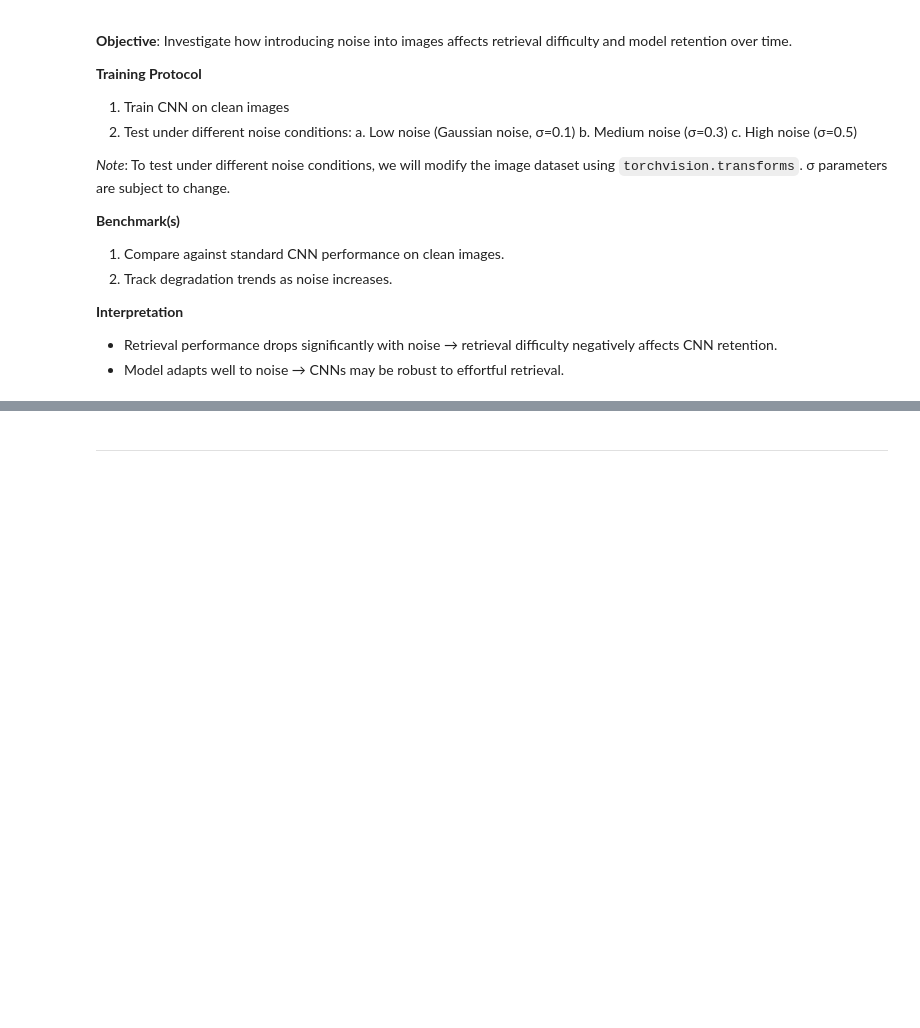
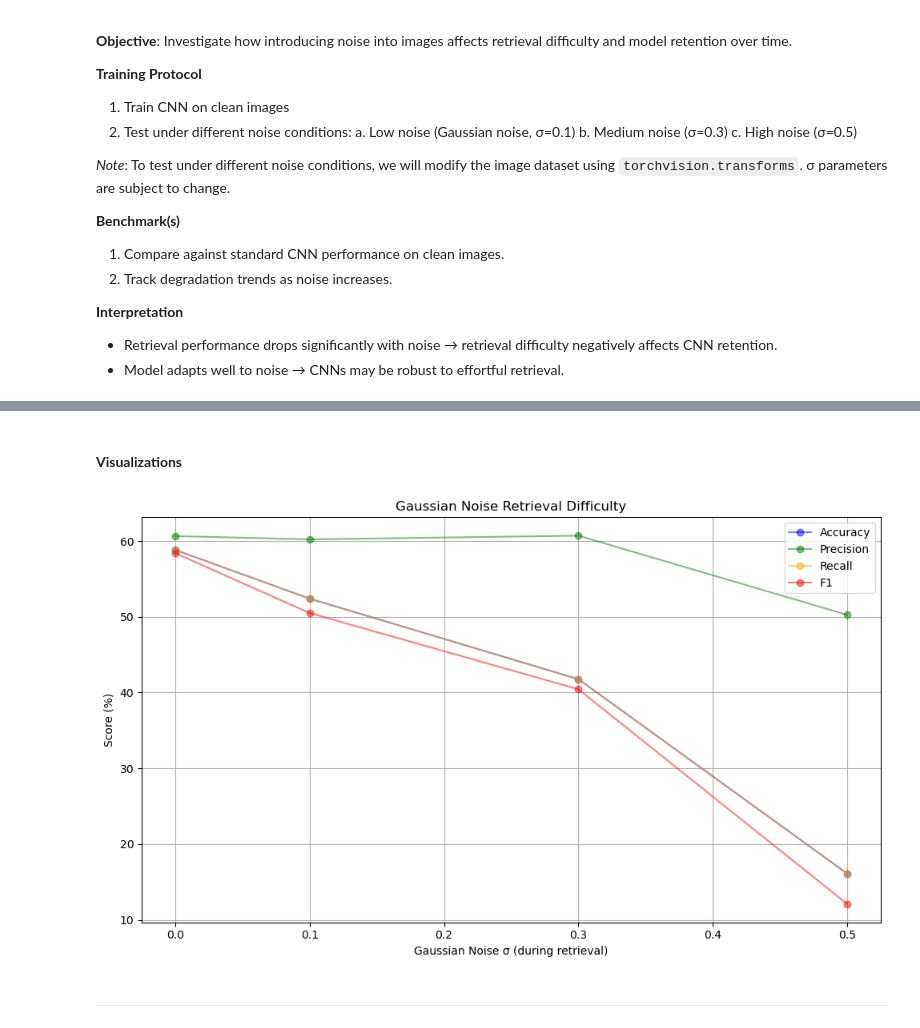
Before and after one commit to ElizabethHZhong/effortful-retrieval, a Jupyter notebook: experiments.ipynb, the cells around one changed output, grey strips where cells are left out. Drawn from its saved outputs; the diff is of its cells as text; code cells hidden in the pictures; blank space fills up the shorter version.

Commit message:
Deliverable 4 results

```diff
--- a/experiments.ipynb
+++ b/experiments.ipynb
@@ -747,0 +1010,5 @@ _______
+# %%
+BATCH_SIZE = 64
+NUM_EPOCHS_PHASE1 = 5
+NUM_EPOCHS_PHASE2 = 2
+RETRIEVAL_NOISE_LEVELS = [0.0, 0.1, 0.3, 0.5]
@@ -747,0 +1034,17 @@ _______
+# %%
+def evaluate_model(model, loader):
+    model.eval()
+    preds, labels = [], []
+    with torch.no_grad():
+        for images, targets in loader:
+            images, targets = images.to(device), targets.to(device)
+            outputs = model(images)
+            predictions = outputs.argmax(dim=1)
+            preds.extend(predictions.cpu().numpy())
+            labels.extend(targets.cpu().numpy())
+    return {
+        "accuracy": accuracy_score(labels, preds) * 100,
+        "precision": precision_score(labels, preds, average='macro', zero_division=0) * 100,
+        "recall": recall_score(labels, preds, average='macro', zero_division=0) * 100,
+        "f1": f1_score(labels, preds, average='macro', zero_division=0) * 100
+    }
@@ -747,0 +1106,2 @@ _______
+# %%
+results_3_5_cleaned = run_experiment_3_5(subset_fraction=0.1)
@@ -748,3 +1132,28 @@ _______
+# %% [markdown]
+#### **Visualizations**
+# %%
+def plot_retrieval_metrics(results, title="Gaussian Noise Retrieval Difficulty"):
+    sigmas = sorted(results.keys())
+    metrics = ["accuracy", "precision", "recall", "f1"]
+    colors = ["blue", "green", "orange", "red"]
+
+    plt.figure(figsize=(10, 6))
+
+    for metric, color in zip(metrics, colors):
+        values = [results[sigma][metric] for sigma in sigmas]
+        plt.plot(sigmas, values, marker='o', label=metric.capitalize(), color=color, alpha=0.5)
+
+    plt.title(title)
+    plt.xlabel("Gaussian Noise σ (during retrieval)")
+    plt.ylabel("Score (%)")
+    plt.grid(True)
+    plt.legend()
+    plt.tight_layout()
+    plt.show()
+# %%
+plot_retrieval_metrics(results_3_5_cleaned)
+# %% [output]
+[figure, added]
 # %% [markdown]
 _______
 # %% [markdown]
```
Also changed, not shown: parts of 40 cells of this notebook, 3 other files.
